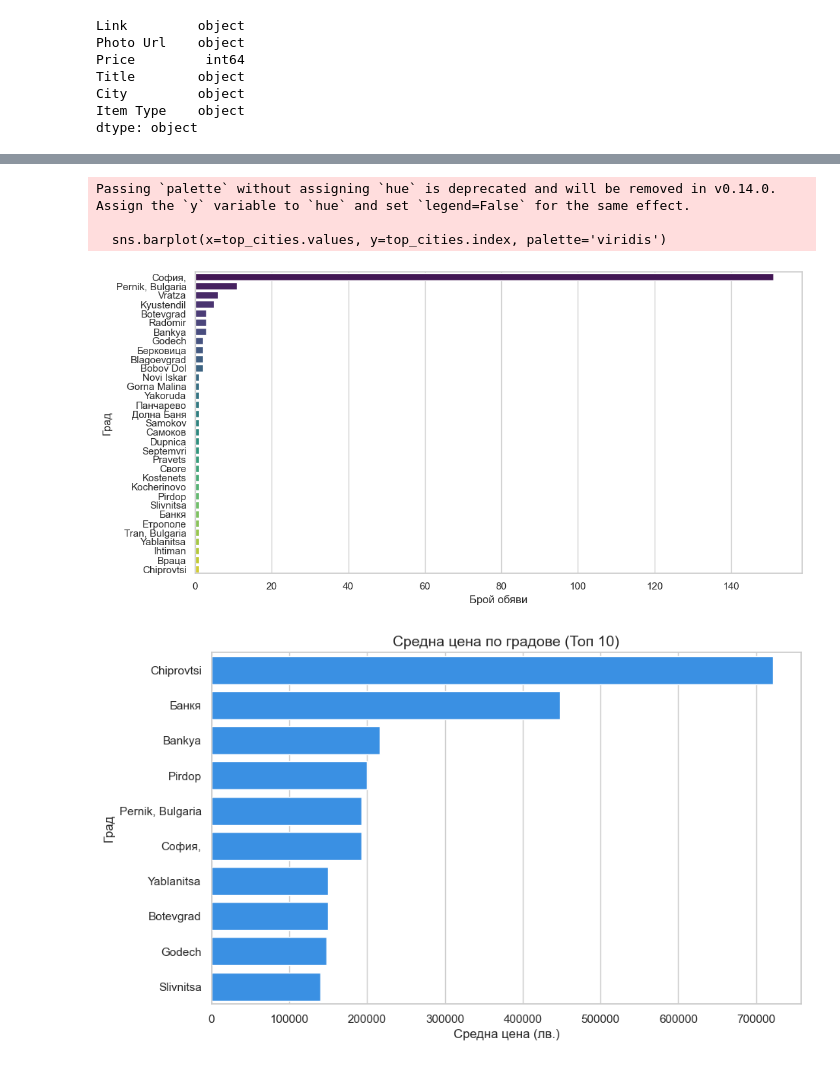
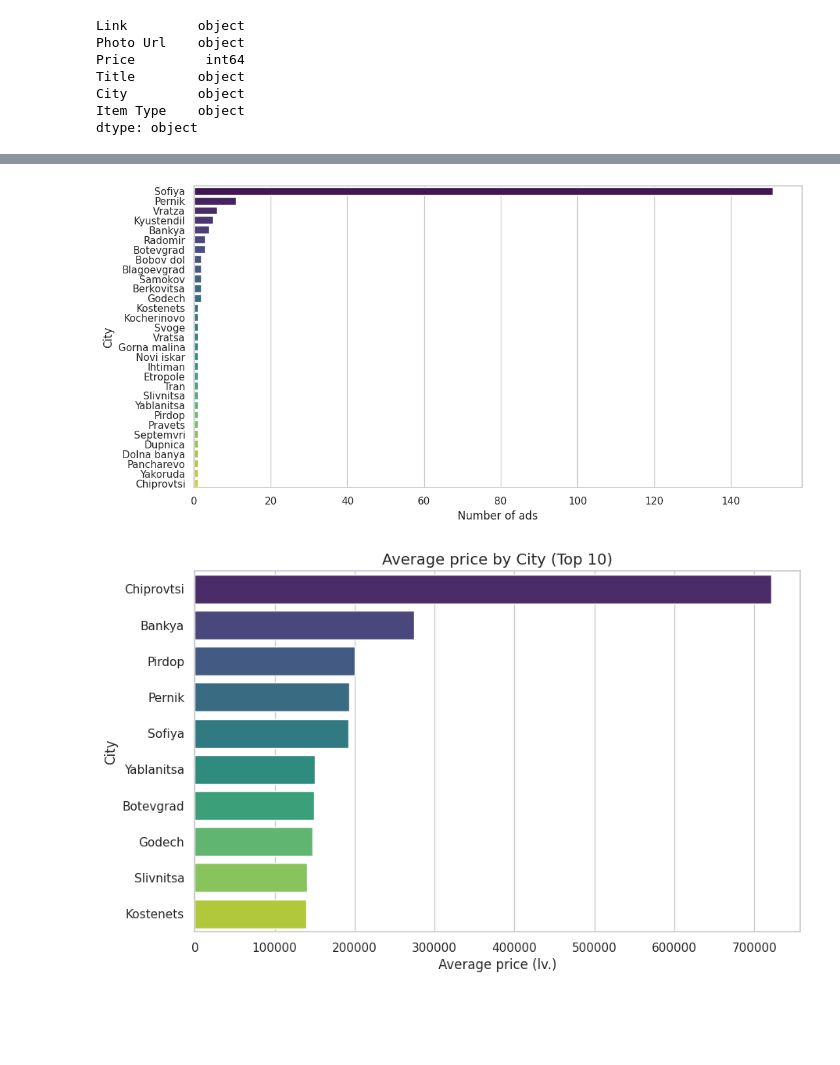
Before and after one commit to savina01/FB_Marketplace_Analysis, a Jupyter notebook: fb_Marketplace.ipynb, the cells around one changed output, grey strips where cells are left out. Drawn from its saved outputs; the diff is of its cells as text; code cells hidden in the pictures; blank space fills up the shorter version.

```diff
--- a/fb_Marketplace.ipynb
+++ b/fb_Marketplace.ipynb
@@ -25,16 +28,16 @@ data
 # %%
 data.rename(columns={'Name': 'Title'}, inplace=True)
 # %%
-# добавяне на Вид на продукта спрямо title
+# Adding item type based on the title
 def classify_item(name):
     if 'апартамент' in name.lower():
-        return 'Апартамент'
+        return 'Apartment'
     elif 'къща' in name.lower():
-        return 'Къща'
+        return 'House'
     elif 'легло' in name.lower():
-        return 'Легло'
+        return 'Bed'
     else:
-        return 'Други'
+        return 'Others'
 
 data['Item Type'] = data['Title'].apply(classify_item)
 # %%
@@ -94,2 +100,24 @@ def clean_price(price_str):
 # %%
+# Cities cleanup
+cyrillic_to_latin = {
+    'а': 'a', 'б': 'b', 'в': 'v', 'г': 'g', 'д': 'd',
+    'е': 'e', 'ж': 'zh', 'з': 'z', 'и': 'i', 'й': 'y',
+    'к': 'k', 'л': 'l', 'м': 'm', 'н': 'n', 'о': 'o',
+    'п': 'p', 'р': 'r', 'с': 's', 'т': 't', 'у': 'u',
+    'ф': 'f', 'х': 'h', 'ц': 'ts', 'ч': 'ch', 'ш': 'sh',
+    'щ': 'sht', 'ъ': 'a', 'ь': 'y', 'ю': 'yu', 'я': 'ya'
+}
+
 data['City'] = data['City'].str.replace('България', '').str.strip()
+data['City'] = data['City'].str.replace('Bulgaria', '').str.strip()
+data['City'] = data['City'].str.replace(',', '')
+data['City'] = data['City'].str.lower()
+
+
+
+for key in cyrillic_to_latin.keys():
+    data['City'] = data['City'].str.replace(key, cyrillic_to_latin[key])
+
+data['City'] = data['City'].str.capitalize()
+
+data['City']
@@ -146,29 +193,25 @@ plt.show()
 # %%
-# Топ 10 града по брой обяви
+# Топ 10 cities based on number of ads
 top_cities = data['City'].value_counts()
 plt.figure()
-sns.barplot(x=top_cities.values, y=top_cities.index, palette='viridis')
-plt.xlabel('Брой обяви')
-plt.ylabel('Град')
+sns.barplot(x=top_cities.values, y=top_cities.index, hue=top_cities.index, palette='viridis', legend=False)
+plt.xlabel('Number of ads')
+plt.ylabel('City')
 plt.show()
 # %% [output]
-Passing `palette` without assigning `hue` is deprecated and will be removed in v0.14.0. Assign the `y` variable to `hue` and set `legend=False` for the same effect.
-
-  sns.barplot(x=top_cities.values, y=top_cities.index, palette='viridis')
-[figure, old version]
+[figure, new version]
 # %%
-# Средни цени по градове (топ 10 града)
+# Average price by City (top 10 cities)
 mean_prices_by_city = data.groupby('City')['Price'].mean().sort_values(ascending=False).head(10)
 
-# Без параметър palette за да избегнем предупреждението
 plt.figure(figsize=(10, 6))
-sns.barplot(x=mean_prices_by_city.values, y=mean_prices_by_city.index, color='dodgerblue')
-plt.title('Средна цена по градове (Топ 10)', fontsize=14)
-plt.xlabel('Средна цена (лв.)', fontsize=12)
-plt.ylabel('Град', fontsize=12)
+sns.barplot(x=mean_prices_by_city.values, y=mean_prices_by_city.index, hue=mean_prices_by_city.index, palette='viridis')
+plt.title('Average price by City (Top 10)', fontsize=14)
+plt.xlabel('Average price (lv.)', fontsize=12)
+plt.ylabel('City', fontsize=12)
 plt.show()
 # %% [output]
-[figure, old version]
+[figure, new version]
 # %%
 from collections import Counter
 import re
```
Also changed, not shown: parts of 16 cells of this notebook.
